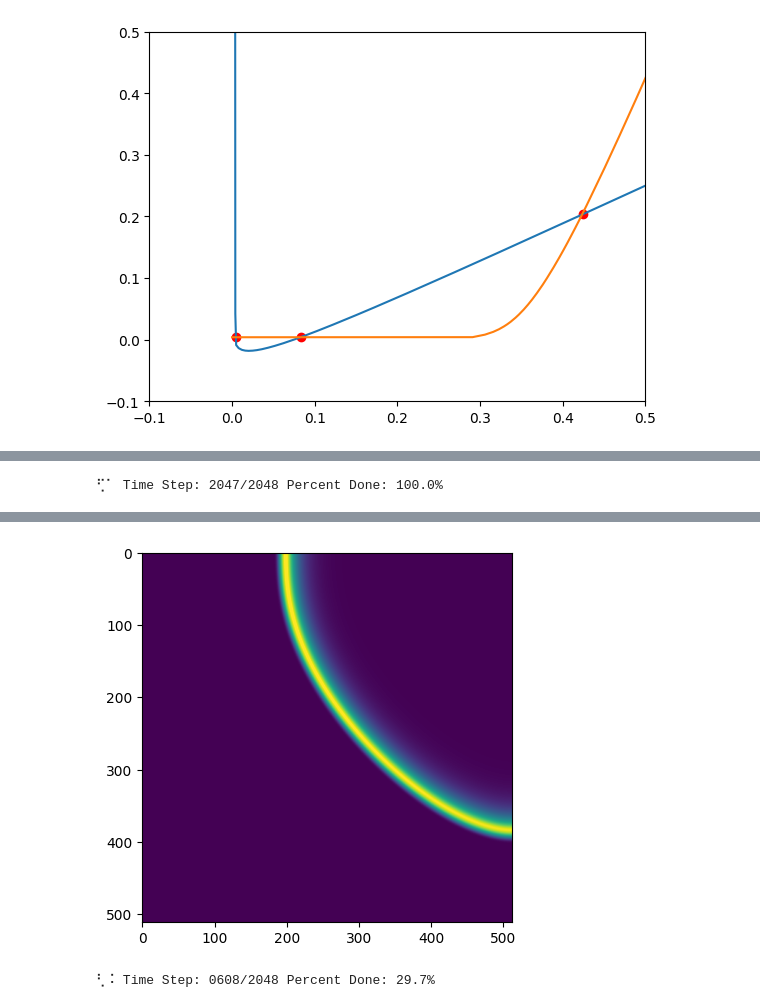
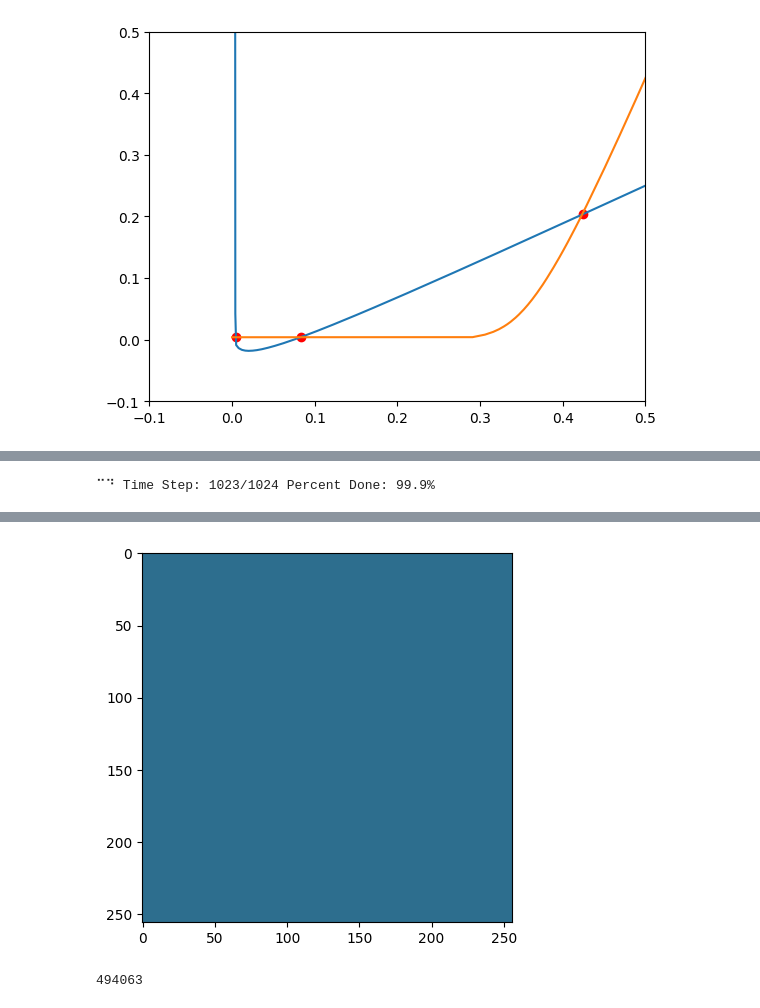
Before and after one commit to nbj2008/wilson_cowan_2d, a Jupyter notebook: notebooks/New Works/Traveling Non-Local 2D.ipynb, the cells around one changed output, grey strips where cells are left out. Cells and saved outputs as stored; diff of their text form; code cells hidden in the pictures.

```diff
--- a/notebooks/New Works/Traveling Non-Local 2D.ipynb
+++ b/notebooks/New Works/Traveling Non-Local 2D.ipynb
@@ -40,27 +41,27 @@ dot_cycle = cycle(dots)
 # %%
-def make_counter(end, rate=20):
-    e = end
-    counter = 0
-    dot_cycle = cycle(dots)
-    def count_time(t):
-        nonlocal counter
-        counter += 1
-        if counter % rate == 0:
-            clear_output(wait=True)
-            print(next(dot_cycle), f"Time Step: {int(t):0>4}/{int(e):0>4}",
-                  f"Percent Done: {t/e:>.1%}")
+# def make_counter(end, rate=20):
+#     e = end
+#     counter = 0
+#     dot_cycle = cycle(dots)
+#     def count_time(t):
+#         nonlocal counter
+#         counter += 1
+#         if counter % rate == 0:
+#             clear_output(wait=True)
+#             print(next(dot_cycle), f"Time Step: {int(t):0>4}/{int(e):0>4}",
+#                   f"Percent Done: {t/e:>.1%}")
 
-    return count_time
+#     return count_time
 # %%
-τ = 2
+τ = 0.1
 τe = 1
 τi = τ * τe
 
-σ = 1.45
+σ = 0.9
 σe = 10
 σi = σ* σe
 
-param = wcp.DefaultParams(τ = np.array([τe, τi]), η = 1, size = 2**9, σ=np.array([σe,σi]))
+param = wcp.DefaultParams(τ = np.array([τe, τi]), η = 1, size = 2**8, σ=np.array([σe,σi]))
 # param.Θ = np.array([0.08, 0.4])
 
 u,v,cps = calc_nulclines_crosspoints(param)
@@ -81,7 +82,7 @@ v_str = 0
 x,y = np.ogrid[-param.size/2:param.size/2, -param.size/2:param.size/2]
 
 radius = 10
-u = (x - param.size//2)**2 + (y + param.size//2)**2 <= radius ** 2
+u = (x - 0)**2 + (y + 0)**2 <= radius ** 2
 # u[param.size//2-s:param.size//2+s, param.size//2-s:param.size//2+s] = 1
 v = v_str*np.ones((param.size, param.size))
 
@@ -93,11 +94,13 @@ inp = (u, v)
  [0.00394725 0.00396604 0.20470882]]
 [figure]
 # %%
-end = 100
+end = 30
 step = end/(4*param.size)
 count = make_counter(end, rate=5)
+boundary='wrap'
 # res = wck.WCDecExpTravelNonLocal2D(inp, param)((0, end), t_eval=np.arange(0, end, step))
-res = wck.WCDecExpTravelNonLocal2D(inp, param)((0, end), t_eval=np.arange(0, end, step), args=(count,))
+res = wck.WCDecExpTravelNonLocal2D(inp, param)(
+    (0, end), t_eval=np.arange(0, end, step), args=(count, boundary,))
 # res = wck.WCDecExpTravelNonLocal2D(inp, param)((0, end), args=(count,))
 
 print(res.message)
@@ -121,21 +118,21 @@ plt.imshow(u[:, :, param.size//2], vmin=0, vmax=0.25)
 # %%
 fig, ax = plt.subplots()
 vmin=0
 vmax=0.5
 
 im1 = ax.imshow(test_list[0], vmin=vmin, vmax=vmax)
-cnt = make_counter(len(test_list), rate=1)
+cnt = make_counter(len(test_list), rate=1, wait=False)
 
 def update_gif(i, plot, ims):
     _ = plot.set_data(test_list[i])
     cnt(i)
     return plot,
 
 anim = FuncAnimation(fig, partial(update_gif, plot=im1, ims=test_list)
                      ,frames=range(len(test_list)),interval=1000/120, blit=True)
 
 HTML(anim.to_html5_video())
 # %% [output]
-⢋⠁ Time Step: 2047/2048 Percent Done: 100.0%
+⠉⠙ Time Step: 1023/1024 Percent Done: 99.9%
 [interactive output not drawn]
-[figure, old version]
+[figure, new version]
@@ -153,4 +139,9 @@ HTML(anim.to_html5_video())
 # %%
-anim.save(os.path.join(img_path, f"Traveling_Pulse_512x512_sig--1.45_tau--2.gif"))
+# anim.save(os.path.join(img_path, f"Traveling_Pulse_512x512_sig--1.45_tau--2.gif"))
-# %% [output]
-⢃⠨ Time Step: 0608/2048 Percent Done: 29.7%
+# %%
+test = anim.to_html5_video()
+
+with open(os.path.join(img_path, f"2d_traveling_pulse_sig={σ}_tau={τ}_boundary={boundary}"+".html"), 'w') as w:
+    w.write(test)
+# %% [output]
+494063
```
Also changed, not shown: parts of 5 cells of this notebook, 4 other files.
